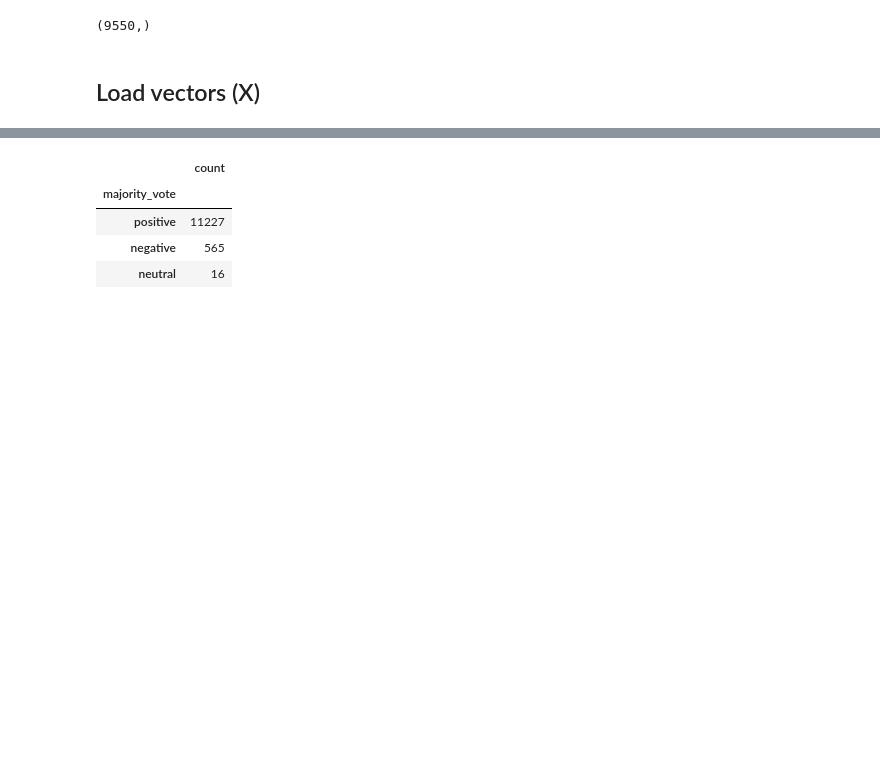
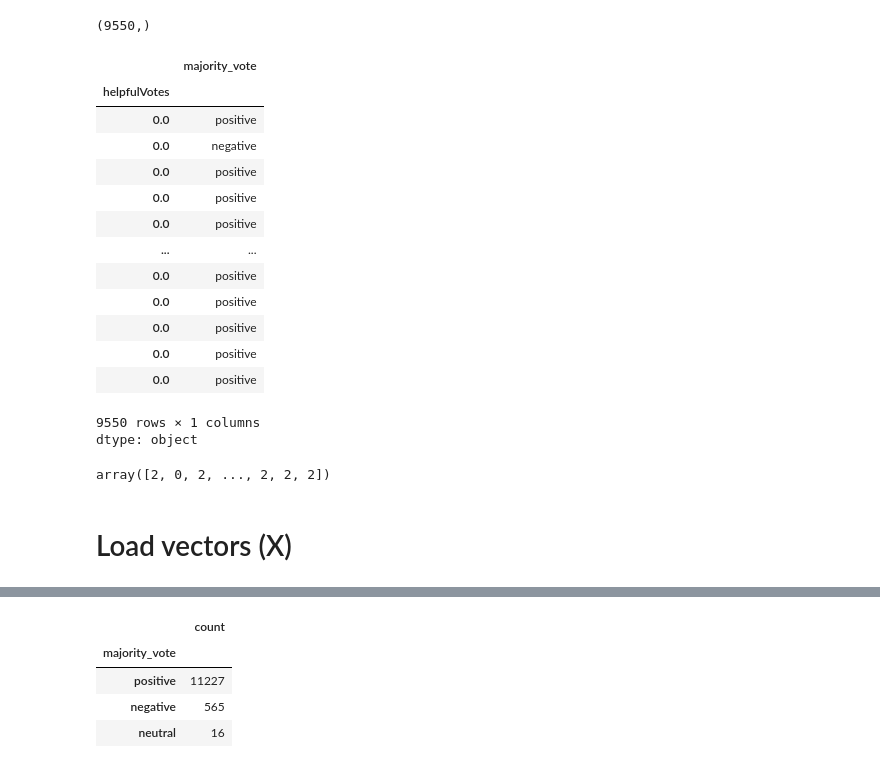
Before and after one commit to NotMishaal/TripAdvisor-Review-CW, a Jupyter notebook: task_4/RF.ipynb, the cells around one changed output, grey strips where cells are left out. Drawn from its saved outputs; the diff is of its cells as text; code cells hidden in the pictures; blank space fills up the shorter version.

```diff
--- a/task_4/RF.ipynb
+++ b/task_4/RF.ipynb
@@ -112,7 +71,32 @@ y.shape
 y[0].shape
 # %% [output]
 (9550,)
+# %%
+y[0]
+# %% [output]
+|  | majority_vote |
+| helpfulVotes |  |
+| 0.0 | positive |
+| 0.0 | negative |
+| 0.0 | positive |
+| 0.0 | positive |
+| 0.0 | positive |
+| ... | ... |
+| 0.0 | positive |
+| 0.0 | positive |
+| 0.0 | positive |
+| 0.0 | positive |
+| 0.0 | positive |
+9550 rows × 1 columns
+dtype: object
+# %%
+# Label encode the target variable
+label_encoder = LabelEncoder()
+y_encoded = label_encoder.fit_transform(y)
+y_encoded
+# %% [output]
+array([2, 0, 2, ..., 2, 2, 2])
 # %% [markdown]
-## Load vectors (X)
+# Load vectors (X)
 # %%
 # Load the NumPy array from the .npy file
```
Also changed, not shown: parts of 34 cells of this notebook.
